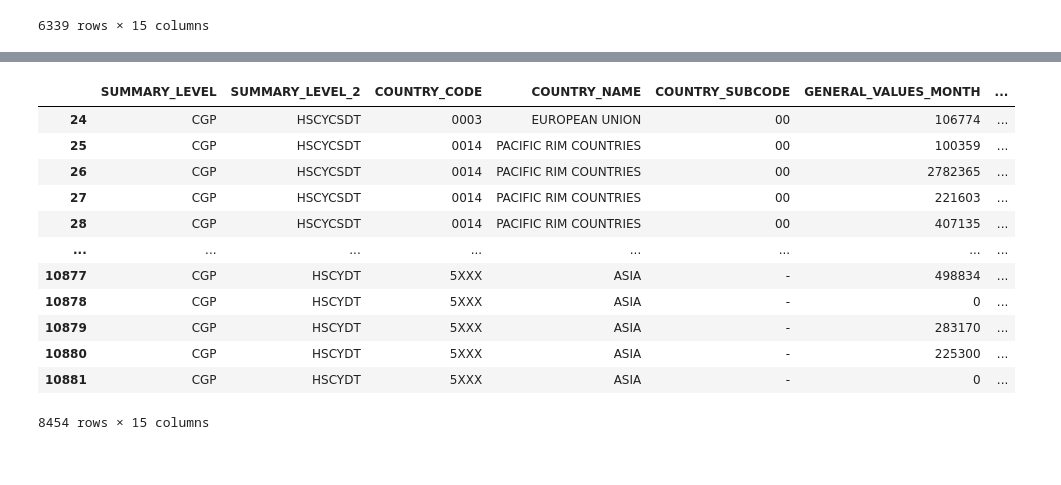
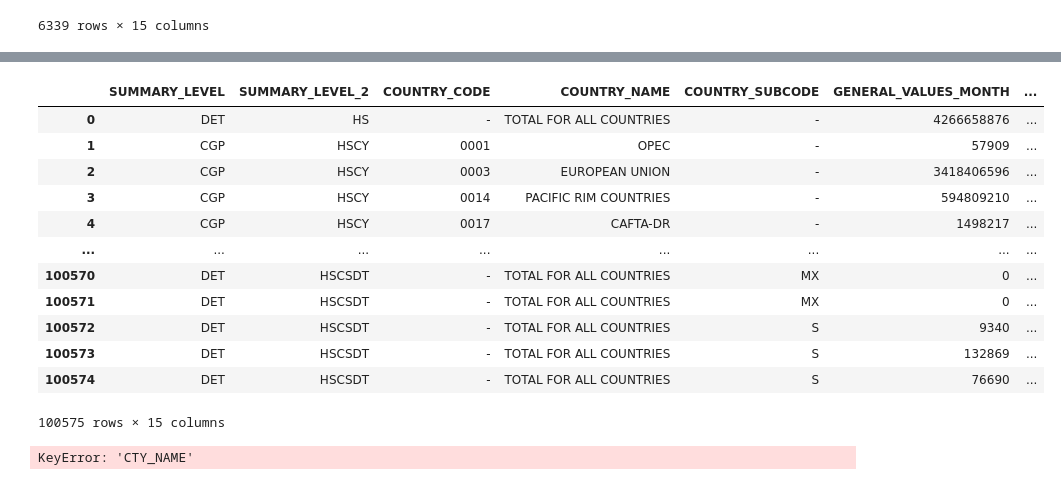
Before and after one commit to LaurenEGardner/bootcamp-project2, a Jupyter notebook: importAPI2020.ipynb, the cells around one changed output, grey strips where cells are left out. Saved outputs shown, nothing was run; the diff lists cells and outputs as text; code cells hidden in the pictures.

```diff
--- a/importAPI2020.ipynb
+++ b/importAPI2020.ipynb
@@ -115,21 +114,38 @@ importData2020 = importData2020.rename(columns={
     "DIST_NAME": "DISTRICT_NAME", "CON_VAL_MO": "MONTHLY_CONSUMPTION_VALUE",
     "CON_VAL_YR": "YEARLY_CONSUMPTION_VALUE", "I_COMMODITY_SDESC": "COMMODITY_DESCRIPTION",
     "I_COMMODITY": "COMMODITY"})
-importData2020
-# %% [output]
-|  | SUMMARY_LEVEL | SUMMARY_LEVEL_2 | COUNTRY_CODE | COUNTRY_NAME | COUNTRY_SUBCODE | GENERAL_VALUES_MONTH | ... |
-| 24 | CGP | HSCYCSDT | 0003 | EUROPEAN UNION | 00 | 106774 | ... |
-| 25 | CGP | HSCYCSDT | 0014 | PACIFIC RIM COUNTRIES | 00 | 100359 | ... |
-| 26 | CGP | HSCYCSDT | 0014 | PACIFIC RIM COUNTRIES | 00 | 2782365 | ... |
-| 27 | CGP | HSCYCSDT | 0014 | PACIFIC RIM COUNTRIES | 00 | 221603 | ... |
-| 28 | CGP | HSCYCSDT | 0014 | PACIFIC RIM COUNTRIES | 00 | 407135 | ... |
-| ... | ... | ... | ... | ... | ... | ... | ... |
-| 10877 | CGP | HSCYDT | 5XXX | ASIA | - | 498834 | ... |
-| 10878 | CGP | HSCYDT | 5XXX | ASIA | - | 0 | ... |
-| 10879 | CGP | HSCYDT | 5XXX | ASIA | - | 283170 | ... |
-| 10880 | CGP | HSCYDT | 5XXX | ASIA | - | 225300 | ... |
-| 10881 | CGP | HSCYDT | 5XXX | ASIA | - | 0 | ... |
-8454 rows × 15 columns
+# %%
+# Clean up commodity names
+importData2020.loc[(importData2020.COMMODITY_DESCRIPTION == 'HUMAN BLOOD; ANIMAL BLOO'), 'COMMODITY_DESCRIPTION'] = 'Vaccines, Blood, and Immunological products'
+importData2020.loc[(importData2020.COMMODITY_DESCRIPTION == 'MEDICAMENTS NESOI OF MIXTU'), 'COMMODITY_DESCRIPTION'] = 'Medication (unmeasured doses)'
+importData2020.loc[(importData2020.COMMODITY_DESCRIPTION == 'MEDICAMENTS NESOI, MIXED O'), 'COMMODITY_DESCRIPTION'] = 'Medication (measured doses)'
+importData2020.loc[(importData2020.COMMODITY_DESCRIPTION == 'BANDAGES ETC COATED ETC OR'), 'COMMODITY_DESCRIPTION'] = 'Medically-Treated Bandages'
+importData2020.loc[(importData2020.COMMODITY_DESCRIPTION == 'PHARMACEUTICAL GOODS IN NOTE 4 TO CHAPTER 30'), 'COMMODITY_DESCRIPTION'] = 'Surgical Equipment'
+importData2020
+# %% [output]
+|  | SUMMARY_LEVEL | SUMMARY_LEVEL_2 | COUNTRY_CODE | COUNTRY_NAME | COUNTRY_SUBCODE | GENERAL_VALUES_MONTH | ... |
+| 0 | DET | HS | - | TOTAL FOR ALL COUNTRIES | - | 4266658876 | ... |
+| 1 | CGP | HSCY | 0001 | OPEC | - | 57909 | ... |
+| 2 | CGP | HSCY | 0003 | EUROPEAN UNION | - | 3418406596 | ... |
+| 3 | CGP | HSCY | 0014 | PACIFIC RIM COUNTRIES | - | 594809210 | ... |
+| 4 | CGP | HSCY | 0017 | CAFTA-DR | - | 1498217 | ... |
+| ... | ... | ... | ... | ... | ... | ... | ... |
+| 100570 | DET | HSCSDT | - | TOTAL FOR ALL COUNTRIES | MX | 0 | ... |
+| 100571 | DET | HSCSDT | - | TOTAL FOR ALL COUNTRIES | MX | 0 | ... |
+| 100572 | DET | HSCSDT | - | TOTAL FOR ALL COUNTRIES | S | 9340 | ... |
+| 100573 | DET | HSCSDT | - | TOTAL FOR ALL COUNTRIES | S | 132869 | ... |
+| 100574 | DET | HSCSDT | - | TOTAL FOR ALL COUNTRIES | S | 76690 | ... |
+100575 rows × 15 columns
+# %%
+# Create table with only totals for visualization
+totalImportData2020 = importData2020[(importData2020['COUNTRY_NAME'] == "TOTAL FOR ALL COUNTRIES") & (importData2020['DISTRICT_NAME'] == "TOTAL FOR ALL DISTRICTS")]
+
+# drop aggregated totals
+importData2020= importData2020[importData2020['CTY_NAME']!="TOTAL FOR ALL COUNTRIES"]
+importData2020= importData2020[importData2020['DIST_NAME']!="TOTAL FOR ALL DISTRICTS"]
+importData2020
+# %% [output]
+KeyError: 'CTY_NAME'
 # %%
 # Save as a csv
 # Using encoding="utf-8" to avoid issues later
```
Also changed, not shown: parts of 5 cells of this notebook, 6 other files.
